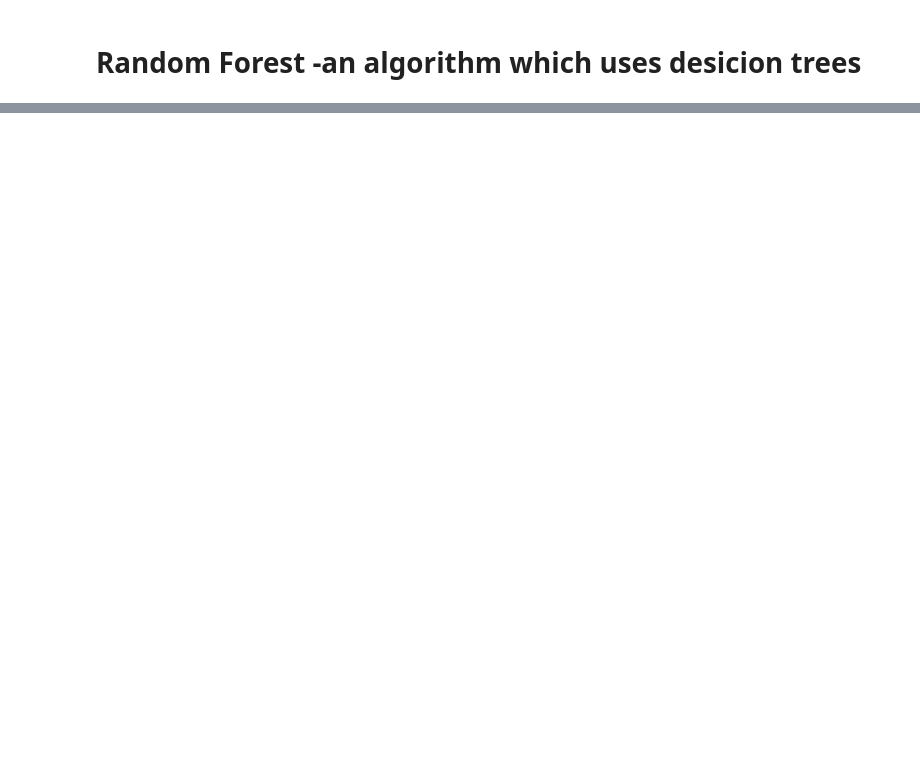
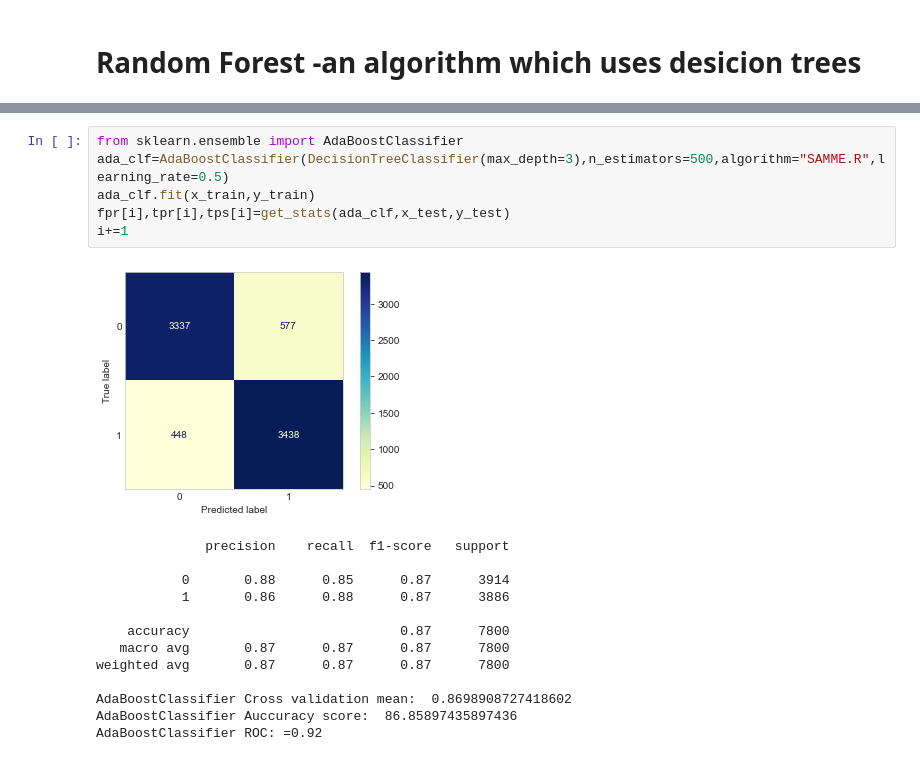
Before and after one commit to TalSomech/Data-Sc-101, a Jupyter notebook: Notebook 3 Classification.ipynb, the cells around one changed output, grey strips where cells are left out. Cells and saved outputs as stored; diff of their text form; blank space fills up the shorter version.

```diff
--- a/Notebook 3 Classification.ipynb
+++ b/Notebook 3 Classification.ipynb
@@ -315,0 +321,20 @@ RandomForestClassifier ROC: =0.94
+# %%
+from sklearn.ensemble import AdaBoostClassifier
+ada_clf=AdaBoostClassifier(DecisionTreeClassifier(max_depth=3),n_estimators=500,algorithm="SAMME.R",learning_rate=0.5)
+ada_clf.fit(x_train,y_train)
+fpr[i],tpr[i],tps[i]=get_stats(ada_clf,x_test,y_test)
+i+=1
+# %% [output]
+[figure, added]
+              precision    recall  f1-score   support
+
+           0       0.88      0.85      0.87      3914
+           1       0.86      0.88      0.87      3886
+
+    accuracy                           0.87      7800
+   macro avg       0.87      0.87      0.87      7800
+weighted avg       0.87      0.87      0.87      7800
+
+AdaBoostClassifier Cross validation mean:  0.8698908727418602
+AdaBoostClassifier Auccuracy score:  86.85897435897436
+AdaBoostClassifier ROC: =0.92
```
Also changed, not shown: parts of 15 cells of this notebook, 4 other files.
